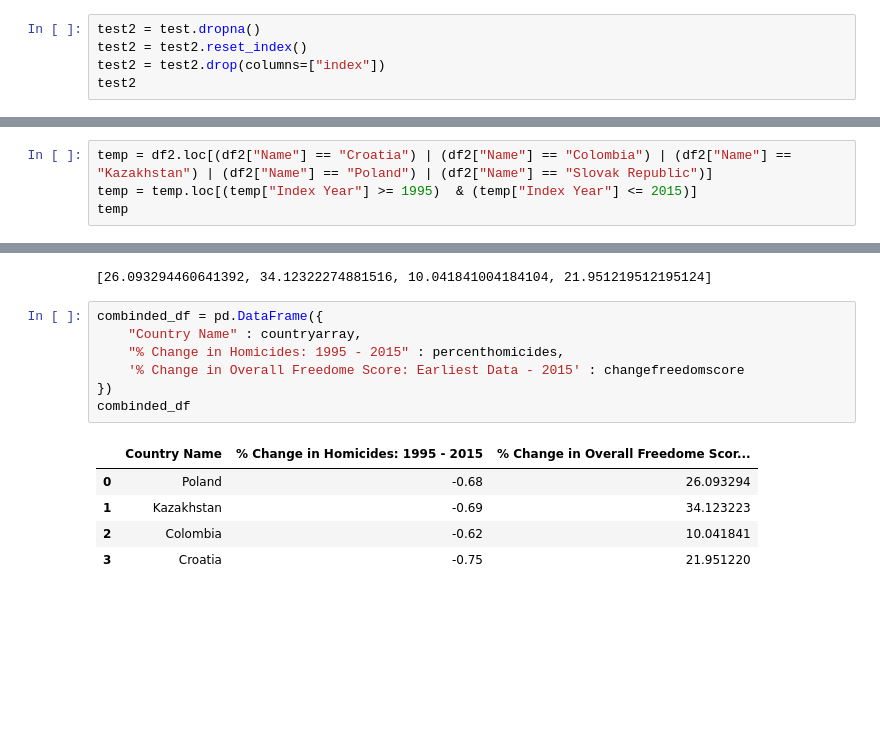
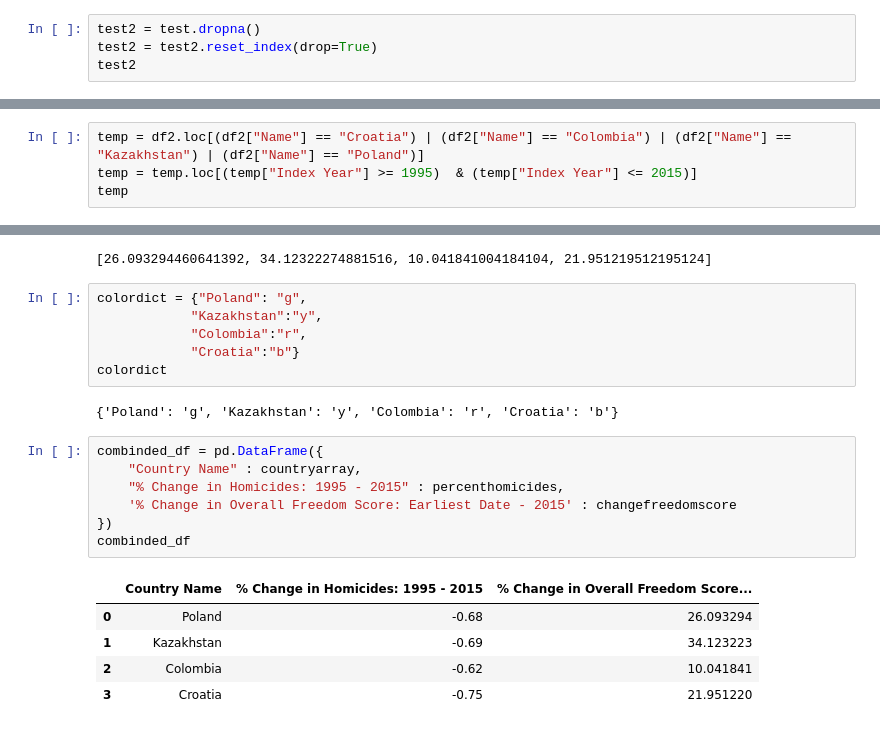
Before and after one commit to spencerjauslander/AugustProject1, a Jupyter notebook: Draft.ipynb, the cells around one changed output, grey strips where cells are left out. Saved outputs shown, nothing was run; the diff lists cells and outputs as text; blank space fills up the shorter version.

```diff
--- a/Draft.ipynb
+++ b/Draft.ipynb
@@ -67,8 +67,7 @@ test
 60 rows × 25 columns
 # %%
 test2 = test.dropna()
-test2 = test2.reset_index()
-test2 = test2.drop(columns=["index"])
+test2 = test2.reset_index(drop=True)
 test2
 # %% [output]
 |  | country | % change earliest to latest data | 1995.0 | 1996.0 | 1997.0 | 1998.0 | 1999.0 | 2000.0 | 2001.0 | 2002.0 | ... |
@@ -147,7 +165,7 @@ df3
 | 1243 | 186 | Brunei Darussalam | Brunei | BN | 2017 | 69.8 | 62.5 | ... |
 1244 rows × 18 columns
 # %%
-temp = df2.loc[(df2["Name"] == "Croatia") | (df2["Name"] == "Colombia") | (df2["Name"] == "Kazakhstan") | (df2["Name"] == "Poland") | (df2["Name"] == "Slovak Republic")]
+temp = df2.loc[(df2["Name"] == "Croatia") | (df2["Name"] == "Colombia") | (df2["Name"] == "Kazakhstan") | (df2["Name"] == "Poland")]
 temp = temp.loc[(temp["Index Year"] >= 1995)  & (temp["Index Year"] <= 2015)]
 temp
 # %% [output]
@@ -303,15 +291,23 @@ changefreedomscore = [polandpercent.iloc[0], kazakhstanpercent.iloc[0], colombia
 changefreedomscore
 # %% [output]
 [26.093294460641392, 34.12322274881516, 10.041841004184104, 21.951219512195124]
+# %%
+colordict = {"Poland": "g",
+            "Kazakhstan":"y",
+            "Colombia":"r",
+            "Croatia":"b"}
+colordict
+# %% [output]
+{'Poland': 'g', 'Kazakhstan': 'y', 'Colombia': 'r', 'Croatia': 'b'}
 # %%
 combinded_df = pd.DataFrame({
     "Country Name" : countryarray,
     "% Change in Homicides: 1995 - 2015" : percenthomicides,
-    '% Change in Overall Freedome Score: Earliest Data - 2015' : changefreedomscore
+    '% Change in Overall Freedom Score: Earliest Date - 2015' : changefreedomscore
 })
 combinded_df
 # %% [output]
-|  | Country Name | % Change in Homicides: 1995 - 2015 | % Change in Overall Freedome Scor... |
+|  | Country Name | % Change in Homicides: 1995 - 2015 | % Change in Overall Freedom Score... |
 | 0 | Poland | -0.68 | 26.093294 |
 | 1 | Kazakhstan | -0.69 | 34.123223 |
 | 2 | Colombia | -0.62 | 10.041841 |
```
Also changed, not shown: parts of 11 cells of this notebook.
